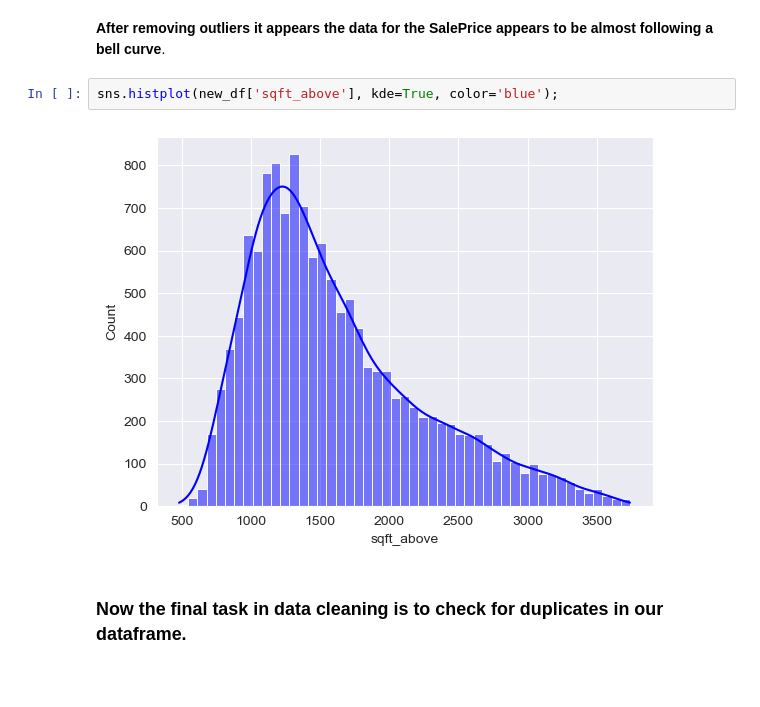
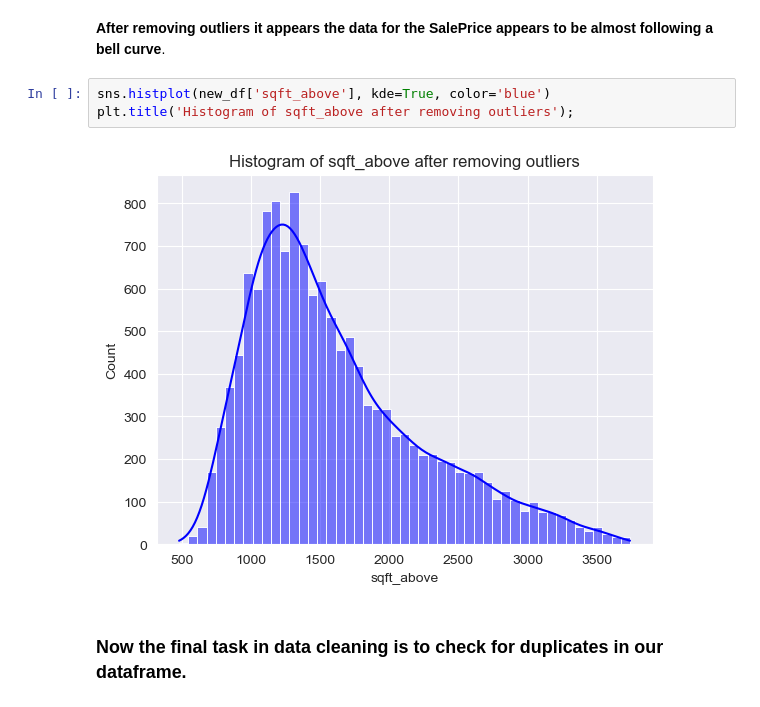
Before and after one commit to DennisWainaina/Megamax-Real-Estate-House-Project, a Jupyter notebook: index.ipynb, the cells around one changed output. Cells and saved outputs as stored; diff of their text form; blank space fills up the shorter version.

```diff
--- a/index.ipynb
+++ b/index.ipynb
@@ -467,9 +467,10 @@ plt.title('Histogram of SalePrices after removing outliers');
 # %% [markdown]
 **After removing outliers it appears the data for the SalePrice appears to be almost following a bell curve**.
 # %%
-sns.histplot(new_df['sqft_above'], kde=True, color='blue');
+sns.histplot(new_df['sqft_above'], kde=True, color='blue')
+plt.title('Histogram of sqft_above after removing outliers');
 # %% [output]
-[figure, old version]
+[figure, new version]
 # %% [markdown]
 ### Now the final task in data cleaning is to check for duplicates in our dataframe.
 # %%
```
Also changed, not shown: parts of 1 cell of this notebook.
